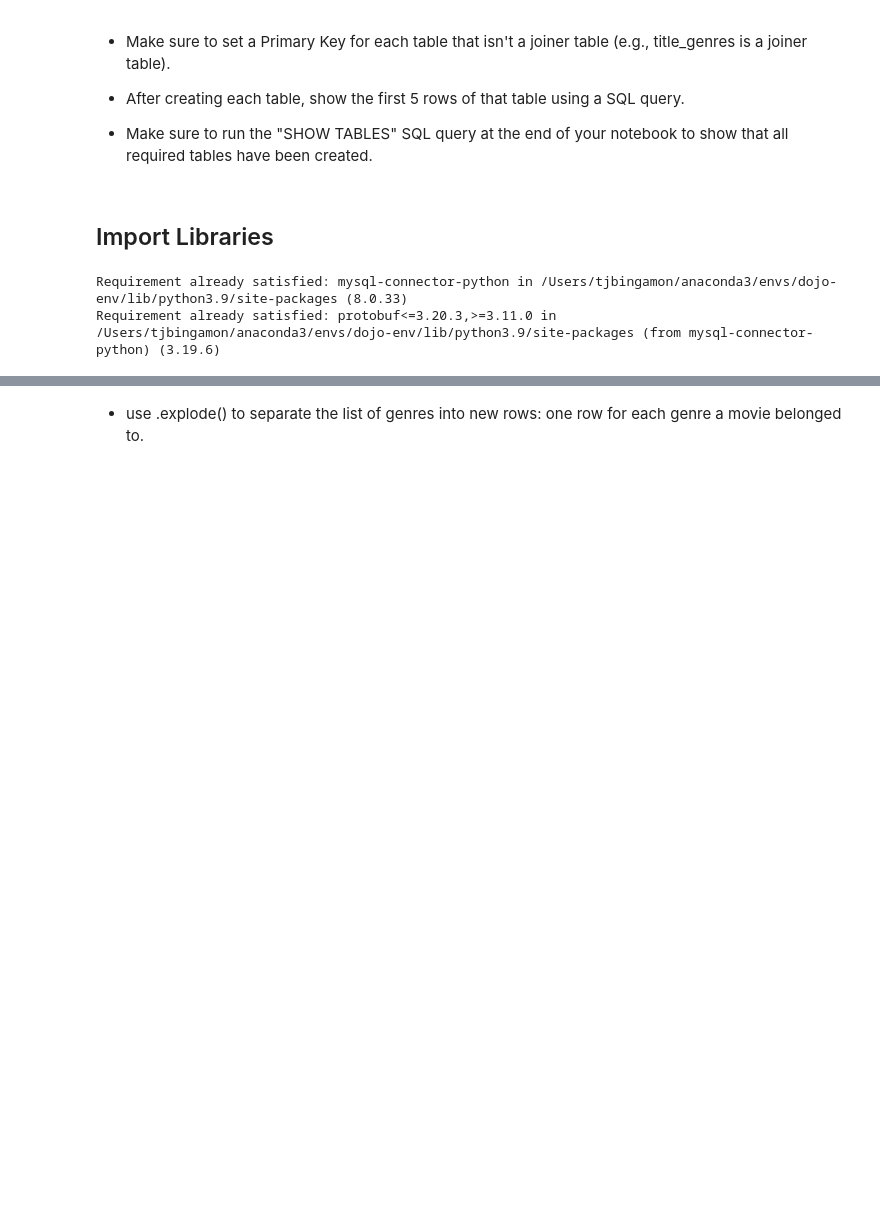
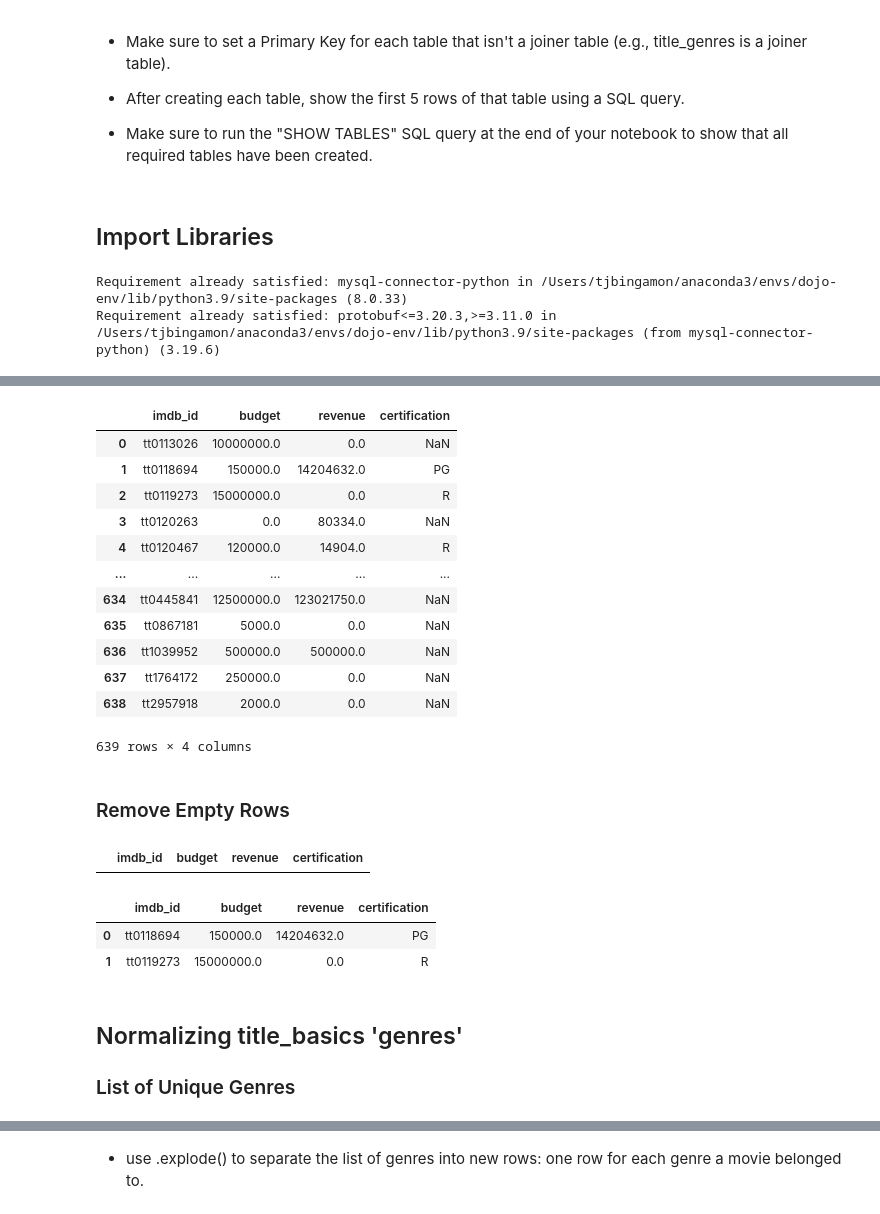
Before and after one commit to tjbingamon/Project-3, a Jupyter notebook: Part 3.ipynb, the cells around one changed output, grey strips where cells are left out. Drawn from its saved outputs; the diff is of its cells as text; code cells hidden in the pictures; blank space fills up the shorter version.

```diff
--- a/Part 3.ipynb
+++ b/Part 3.ipynb
@@ -119,0 +113,4 @@ str
+# %%
+# Load the dataframe from the csv file
+df_tmdb = pd.read_csv('Data/tmbd_results_combined.csv.gz')
+df_tmdb.head(2)
@@ -144,0 +146,19 @@ title_basics_df.head(2)
+# %%
+df_tmdb = df_tmdb[['imdb_id', 'budget', 'revenue', 'certification']]
+df_tmdb
+# %% [output]
+|  | imdb_id | budget | revenue | certification |
+| 0 | tt0113026 | 10000000.0 | 0.0 | NaN |
+| 1 | tt0118694 | 150000.0 | 14204632.0 | PG |
+| 2 | tt0119273 | 15000000.0 | 0.0 | R |
+| 3 | tt0120263 | 0.0 | 80334.0 | NaN |
+| 4 | tt0120467 | 120000.0 | 14904.0 | R |
+| ... | ... | ... | ... | ... |
+| 634 | tt0445841 | 12500000.0 | 123021750.0 | NaN |
+| 635 | tt0867181 | 5000.0 | 0.0 | NaN |
+| 636 | tt1039952 | 500000.0 | 500000.0 | NaN |
+| 637 | tt1764172 | 250000.0 | 0.0 | NaN |
+| 638 | tt2957918 | 2000.0 | 0.0 | NaN |
+639 rows × 4 columns
+# %% [markdown]
+### Remove Empty Rows
@@ -144,0 +167,14 @@ title_basics_df.head(2)
+# %%
+df_tmdb[df_tmdb['imdb_id'] == '0']
+# %% [output]
+|  | imdb_id | budget | revenue | certification |
+# %%
+df_tmdb.reset_index(drop=True).head(2)
+# %% [output]
+|  | imdb_id | budget | revenue | certification |
+| 0 | tt0118694 | 150000.0 | 14204632.0 | PG |
+| 1 | tt0119273 | 15000000.0 | 0.0 | R |
+# %% [markdown]
+## Normalizing title_basics 'genres'
+
+### List of Unique Genres
```
Also changed, not shown: parts of 61 cells of this notebook.
